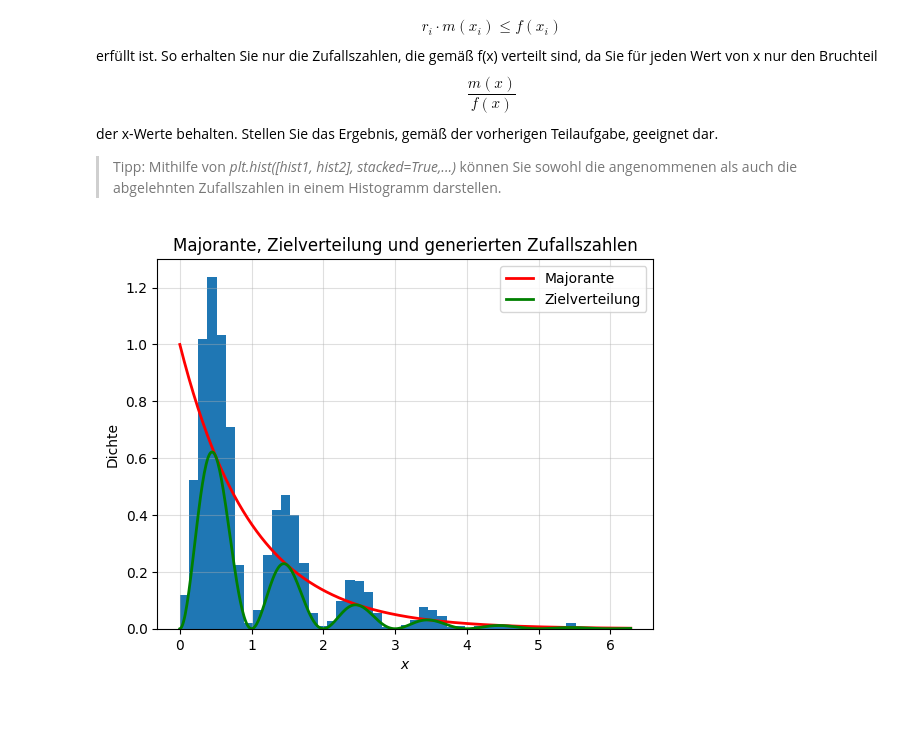
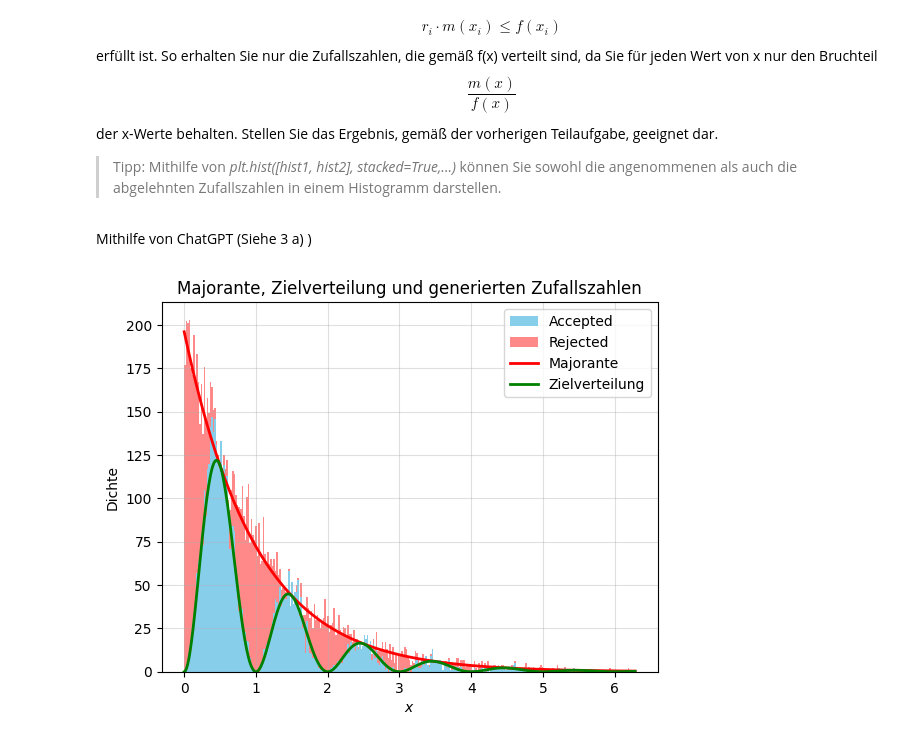
Before and after one commit to AlFa-Tier/Uni_codes, a Jupyter notebook: Stat. Datenauswertung/AufgabenBlätter/Blatt02.ipynb, the cells around one changed output. Cells and saved outputs as stored; diff of their text form; code cells hidden in the pictures; blank space fills up the shorter version.

```diff
--- a/Stat. Datenauswertung/AufgabenBlätter/Blatt02.ipynb
+++ b/Stat. Datenauswertung/AufgabenBlätter/Blatt02.ipynb
@@ -352,35 +354,39 @@ $$
 $$
 der x-Werte behalten. Stellen Sie das Ergebnis, gemäß der vorherigen Teilaufgabe, geeignet dar.
 > Tipp: Mithilfe von *plt.hist(\[hist1, hist2\], stacked=True,...)* können Sie sowohl die angenommenen als auch die abgelehnten Zufallszahlen in einem Histogramm darstellen.
+# %% [markdown]
+Mithilfe von ChatGPT (Siehe 3 a) )
 # %%
 # sample 2nd set of random numbers for accept-reject-method
 r2 = np.random.uniform(0,1,n)
 
 # accept-reject-method
 accepted = []
 rejected = []
 
 for x,r in zip(x_majorant,r2):
     if r * m_x(x) <= f_x(x):
         accepted.append(x)
     else:
         rejected.append(x)
 
 # plot functions and random numbers
-bins = np.linspace(0, 2 * np.pi, 50)
-hist_accepted, _ = np.histogram(accepted, bins=bins, density=True)
-hist_rejected, _ = np.histogram(rejected, bins=bins, density=True)
+bins = np.linspace(0, 2 * np.pi, 300)
+hist_accepted, _ = np.histogram(accepted, bins=bins)
+hist_rejected, _ = np.histogram(rejected, bins=bins)
 bin_centers = 0.5 * (_[:-1] + _[1:])
 
-plt.bar(bin_centers, hist_accepted, width=np.diff(_))
-plt.plot(x_vals, m_vals, 'r-', lw=2, label="Majorante")
-plt.plot(x_vals, f_vals, 'g-', lw=2, label="Zielverteilung")
+# plt.bar(bin_centers, hist_accepted, width=np.diff(_), color='skyblue')
+plt.hist([accepted,rejected],bins, bottom=0, align='mid', color=['skyblue','#ff8989'], label=['Accepted','Rejected'], stacked=True)
+plt.plot(x_vals, m_vals * len(accepted) * 12/300, 'r-', lw=2, label="Majorante")
+
+plt.plot(x_vals, f_vals * len(accepted) * 12/300, 'g-', lw=2, label="Zielverteilung")
 
 plt.title("Majorante, Zielverteilung und generierten Zufallszahlen")
 plt.xlabel("$x$")
 plt.ylabel("Dichte")
 plt.legend()
 plt.grid(alpha=0.4)
 plt.show()
 # %% [output]
-[figure, old version]
+[figure, new version]
```
Also changed, not shown: parts of 8 cells of this notebook, 1 other file.
